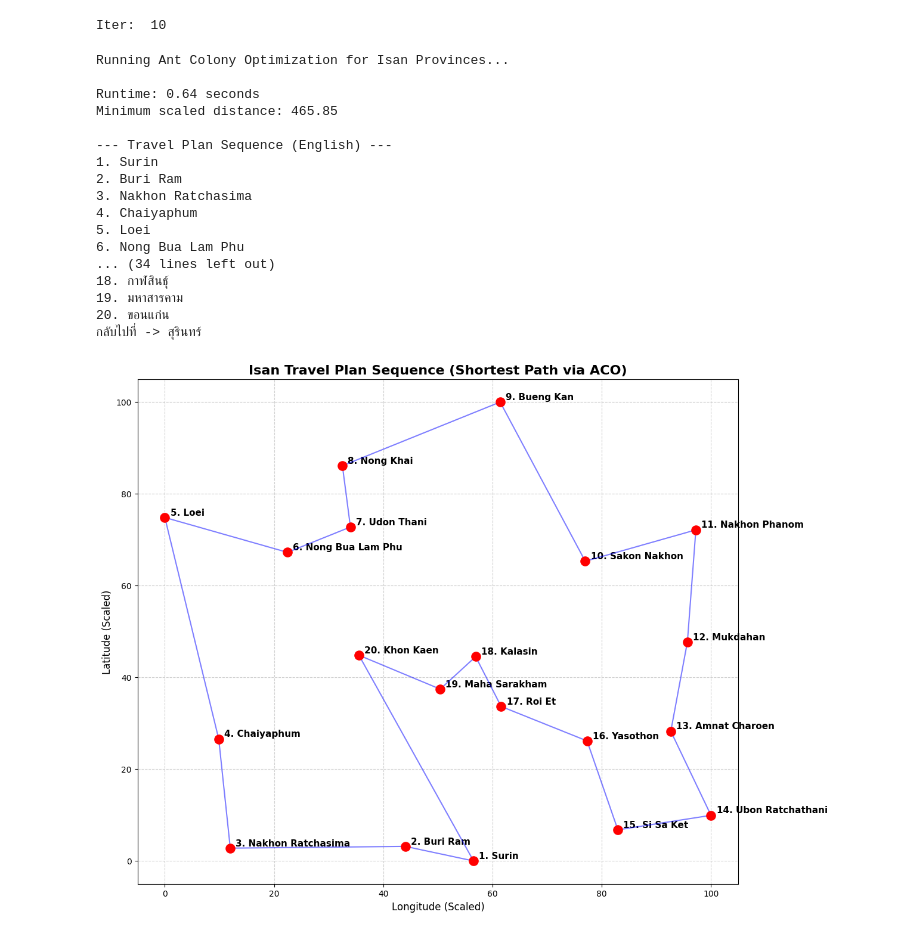
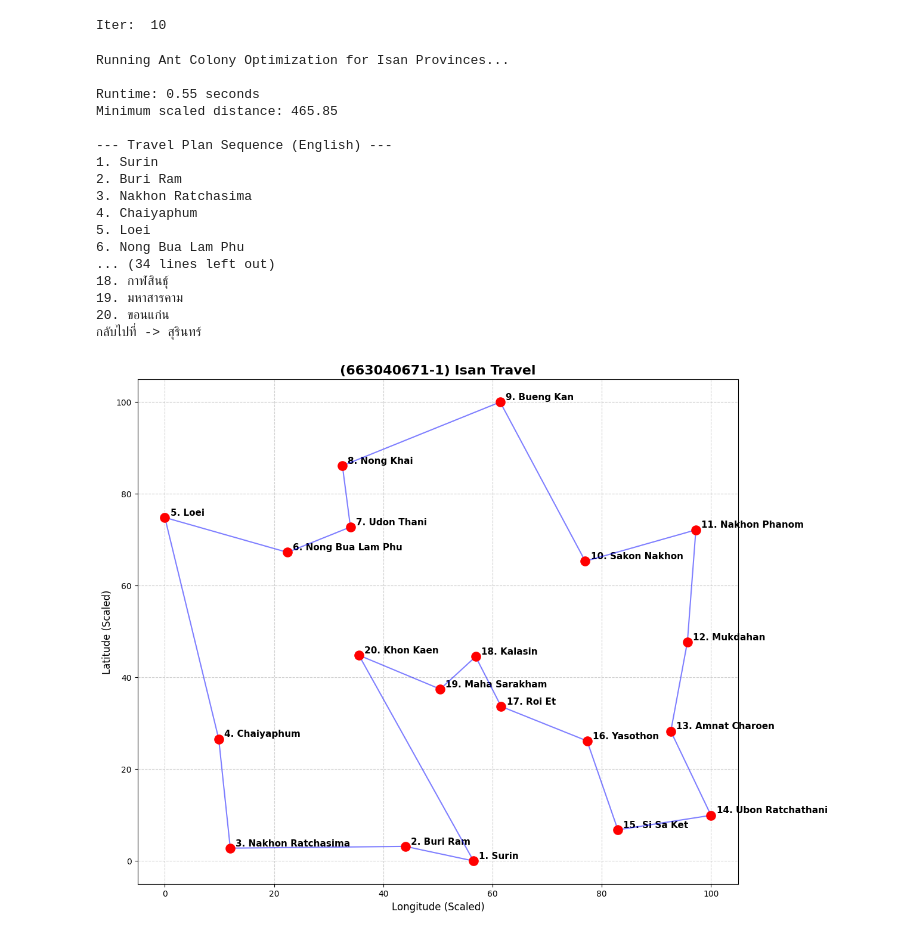
Before and after one commit to JengiskhannKKU/ACO_TSP, a Jupyter notebook: ACO_TSP_location.ipynb, the cells around one changed output. Saved outputs shown, nothing was run; the diff lists cells and outputs as text; code cells hidden in the pictures.

```diff
--- a/ACO_TSP_location.ipynb
+++ b/ACO_TSP_location.ipynb
@@ -317,34 +317,34 @@ if __name__ == '__main__':
                  c='blue', linestyle='-', alpha=0.5, zorder=4)
 
         # ใส่ตัวเลขกำกับพร้อมชื่อภาษาอังกฤษ
         plt.text(current_node[0] + 1.0, current_node[1] + 0.5,
                  f"{step + 1}. {labels_en[idx]}",
                  fontsize=11, fontweight='bold', color='black')
 
-    plt.title("Isan Travel Plan Sequence (Shortest Path via ACO)", fontsize=16, fontweight='bold')
+    plt.title("(663040671-1) Isan Travel", fontsize=16, fontweight='bold')
     plt.xlabel("Longitude (Scaled)", fontsize=12)
     plt.ylabel("Latitude (Scaled)", fontsize=12)
     plt.grid(True, linestyle='--', alpha=0.6)
 
     # บันทึกรูปและแสดงผล
-    plt.savefig('isan_travel_plan_sequence.png', bbox_inches='tight', dpi=300)
+    plt.savefig('663040671-1 - ACO_TSP_location.png', bbox_inches='tight', dpi=300)
     plt.show()
 # %% [output]
 Running Ant Colony Optimization for Isan Provinces...
 
-Runtime: 0.64 seconds
+Runtime: 0.55 seconds
 Minimum scaled distance: 465.85
 
 --- Travel Plan Sequence (English) ---
 1. Surin
 2. Buri Ram
 3. Nakhon Ratchasima
 4. Chaiyaphum
 5. Loei
 6. Nong Bua Lam Phu
 ... (34 lines left out)
 18. กาฬสินธุ์
 19. มหาสารคาม
 20. ขอนแก่น
 กลับไปที่ -> สุรินทร์
-[figure, old version]
+[figure, new version]
```
Also changed, not shown: 2 other files.
